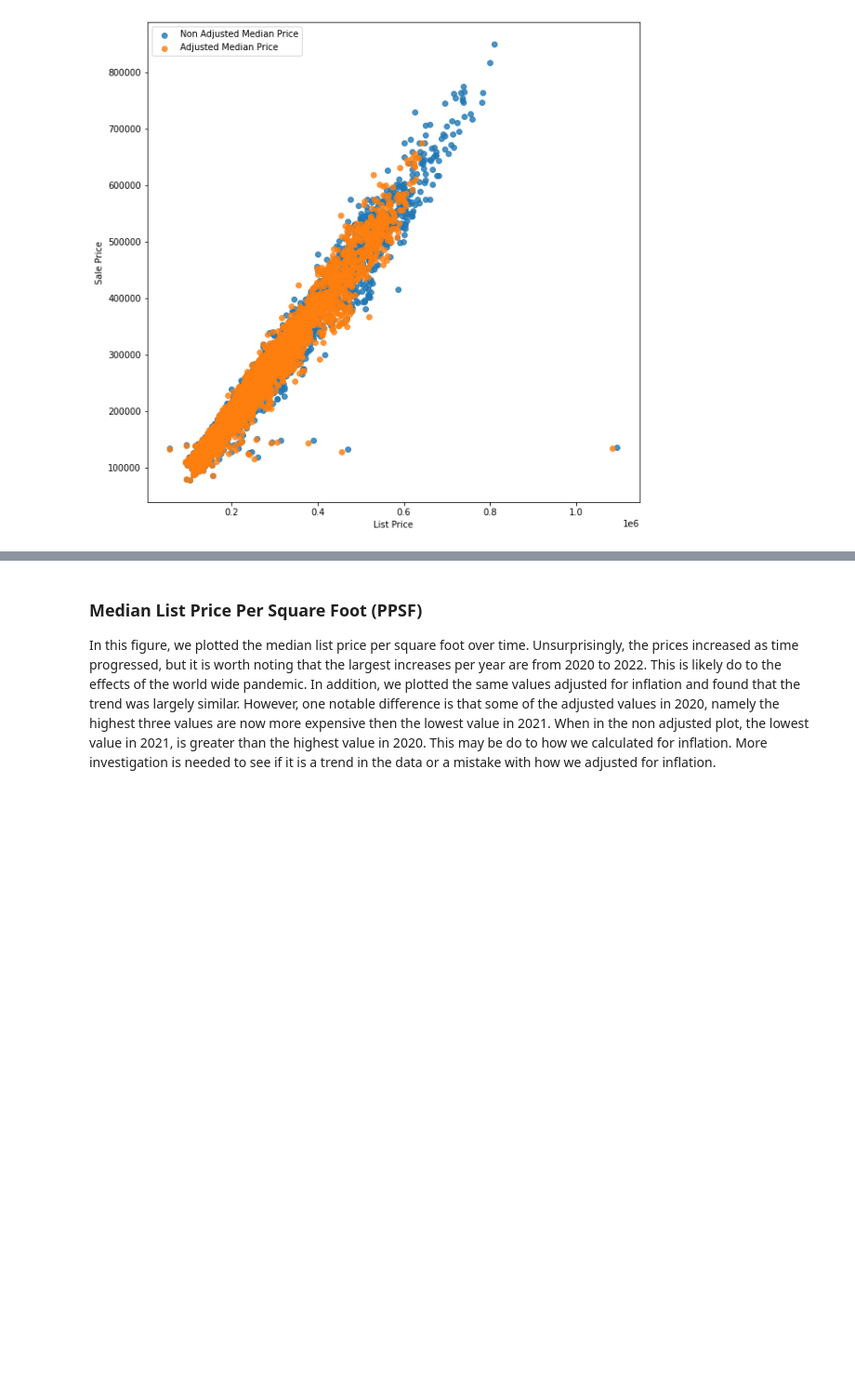
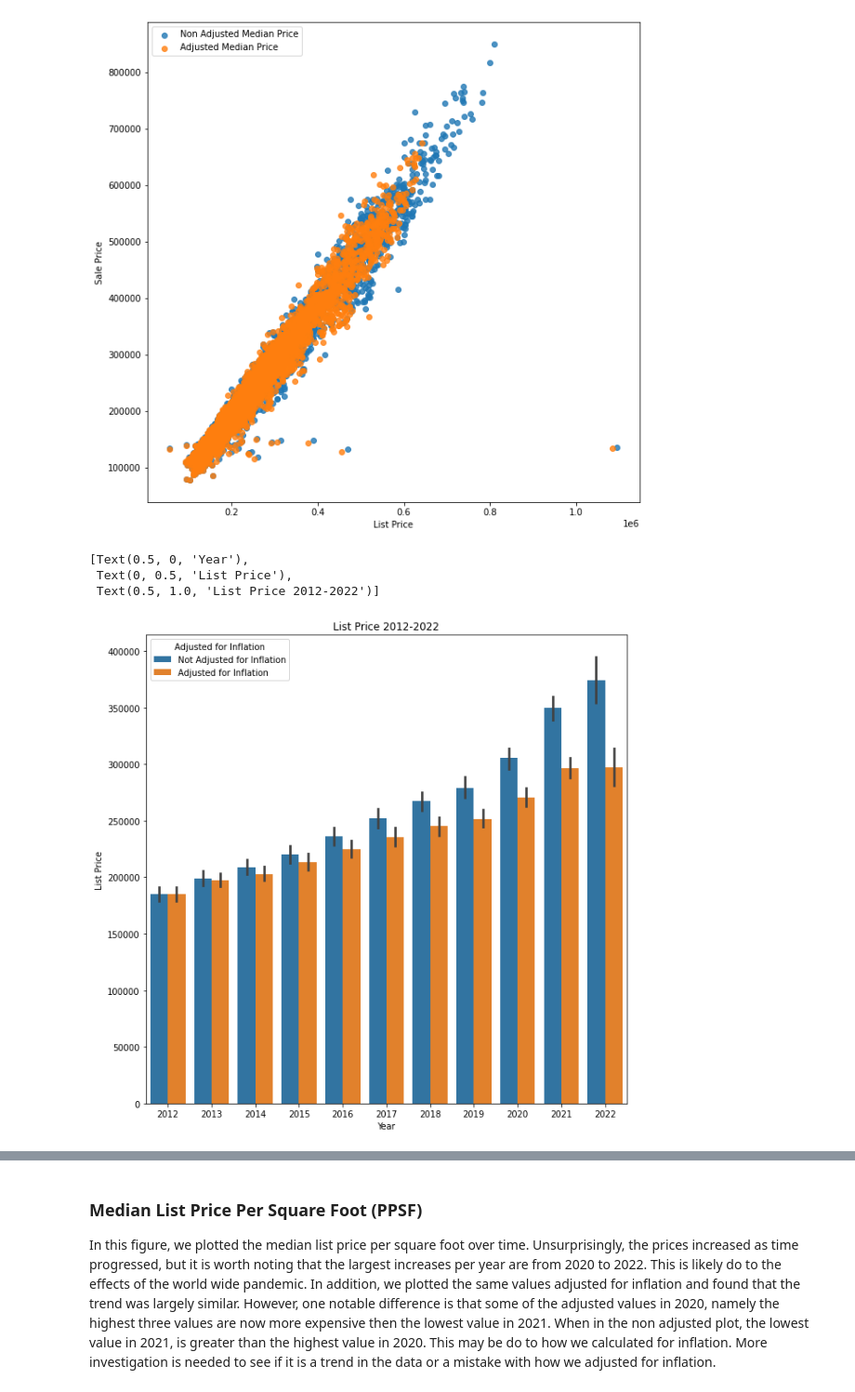
Before and after one commit to COGS118A/Group029-Sp22, a Jupyter notebook: COGS_118A_Project.ipynb, the cells around one changed output, grey strips where cells are left out. Shown: that part at 93% size. Cells and saved outputs as stored; diff of their text form; code cells hidden in the pictures; blank space fills up the shorter version.

Commit message:
Added bar charts for list and sale price

```diff
--- a/COGS_118A_Project.ipynb
+++ b/COGS_118A_Project.ipynb
@@ -243,0 +226,21 @@ ax_price_diff.set(xlabel = "List Price", ylabel = "Sale Price")
+# %%
+fig_price_diff, ax_list_price_diff = plt.subplots(figsize=(10,10))
+
+list_price_diff_arr = np.stack([np.concatenate([state_df['year'], state_df['year']]),
+                np.concatenate([state_df['median_sale_price'], state_df['adjusted_median_sale_price']]),
+                ['non_adjusted' if x < len(state_df['median_sale_price']) else 'adjusted' for x in range(len(state_df['median_sale_price'])*2)]], axis=1)
+
+list_price_diff_df = pd.DataFrame(list_price_diff_arr, columns=['year','price','is_adjusted'])
+list_price_diff_df['year'] = list_price_diff_df['year'].apply(lambda x: int(x))
+list_price_diff_df['price'] = list_price_diff_df['price'].apply(lambda x: float(x))
+
+sns.barplot(x = "year", y = "price", data = list_price_diff_df, hue="is_adjusted")
+
+h, l = ax_price_diff.get_legend_handles_labels()
+ax_list_price_diff.legend(h, ['Not Adjusted for Inflation', 'Adjusted for Inflation'], title="Adjusted for Inflation")
+ax_list_price_diff.set(xlabel="Year", ylabel="List Price", title="List Price 2012-2022")
+# %% [output]
+[Text(0.5, 0, 'Year'),
+ Text(0, 0.5, 'List Price'),
+ Text(0.5, 1.0, 'List Price 2012-2022')]
+[figure, added]
```
Also changed, not shown: parts of 2 cells of this notebook.
